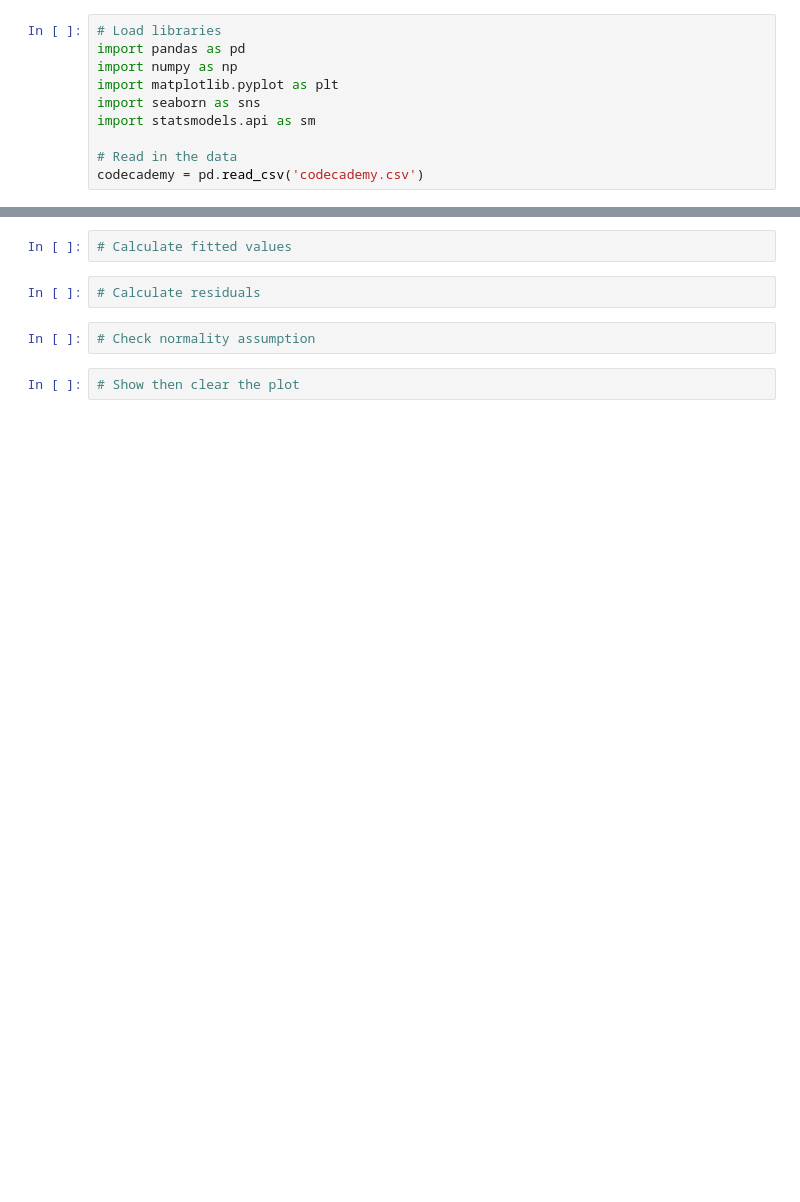
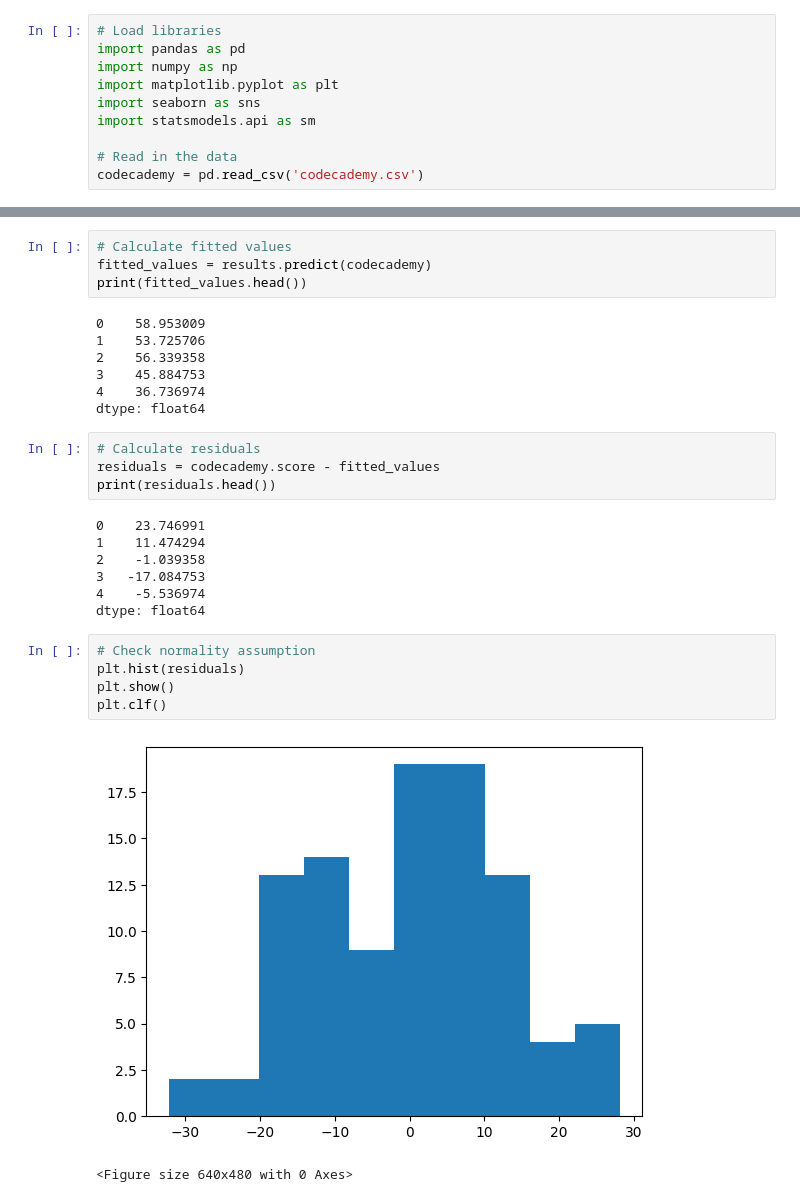
Before and after one commit to edegan-furb/codecademy-ds-ml, a Jupyter notebook: python-linear-regression-intro/review.ipynb, the cells around one changed output, grey strips where cells are left out. Cells and saved outputs as stored; diff of their text form; blank space fills up the shorter version.

```diff
--- a/python-linear-regression-intro/review.ipynb
+++ b/python-linear-regression-intro/review.ipynb
@@ -29,10 +63,32 @@ codecademy = pd.read_csv('codecademy.csv')
 # %%
 # Calculate fitted values
+fitted_values = results.predict(codecademy)
+print(fitted_values.head())
+# %% [output]
+0    58.953009
+1    53.725706
+2    56.339358
+3    45.884753
+4    36.736974
+dtype: float64
 # %%
 # Calculate residuals
+residuals = codecademy.score - fitted_values
+print(residuals.head())
+# %% [output]
+0    23.746991
+1    11.474294
+2    -1.039358
+3   -17.084753
+4    -5.536974
+dtype: float64
 # %%
 # Check normality assumption
+plt.hist(residuals)
+plt.show()
+plt.clf()
+# %% [output]
+[figure, added]
+<Figure size 640x480 with 0 Axes>
-# %%
-# Show then clear the plot
 # %%
 # Check homoscedasticity assumption
```
Also changed, not shown: parts of 19 cells of this notebook.
